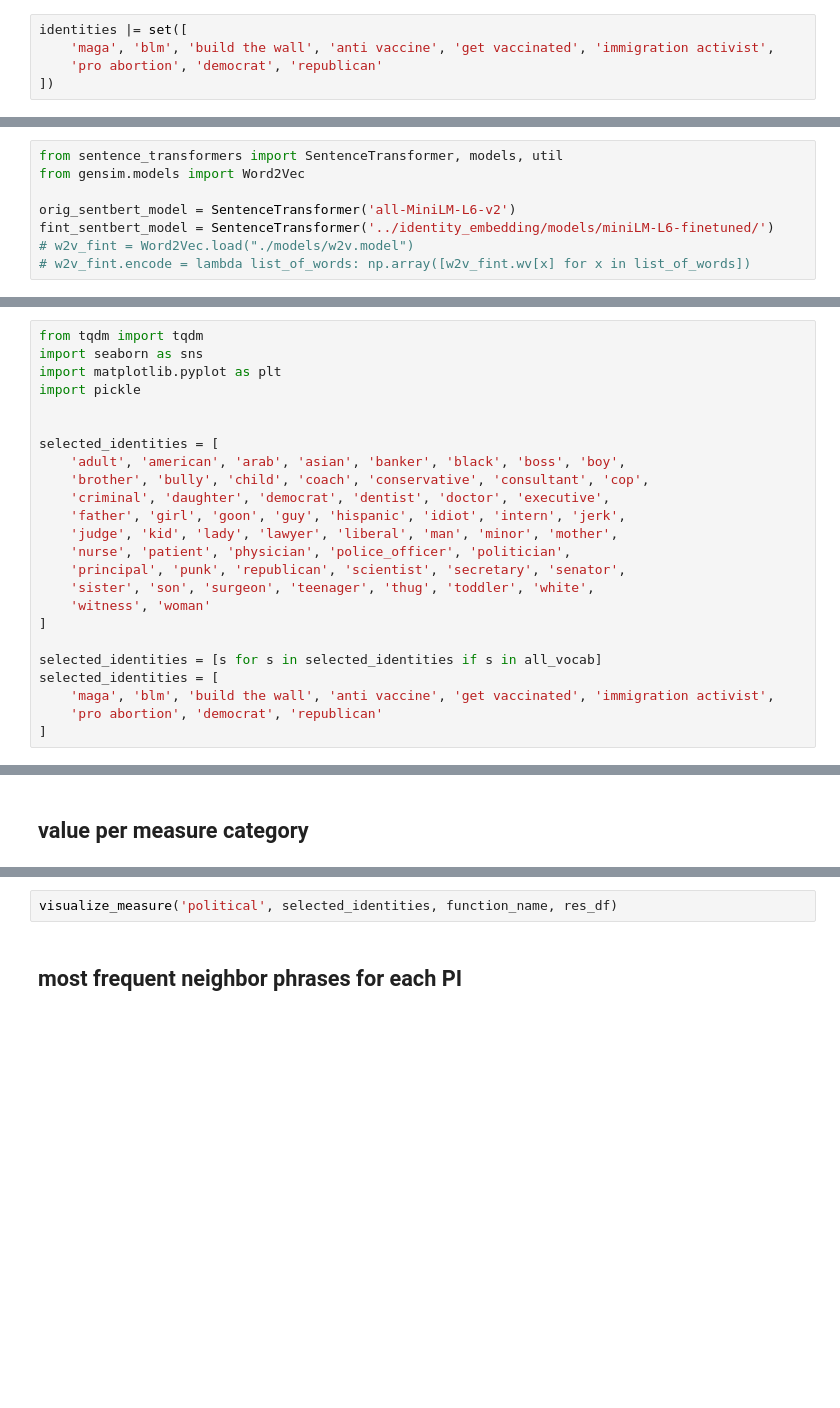
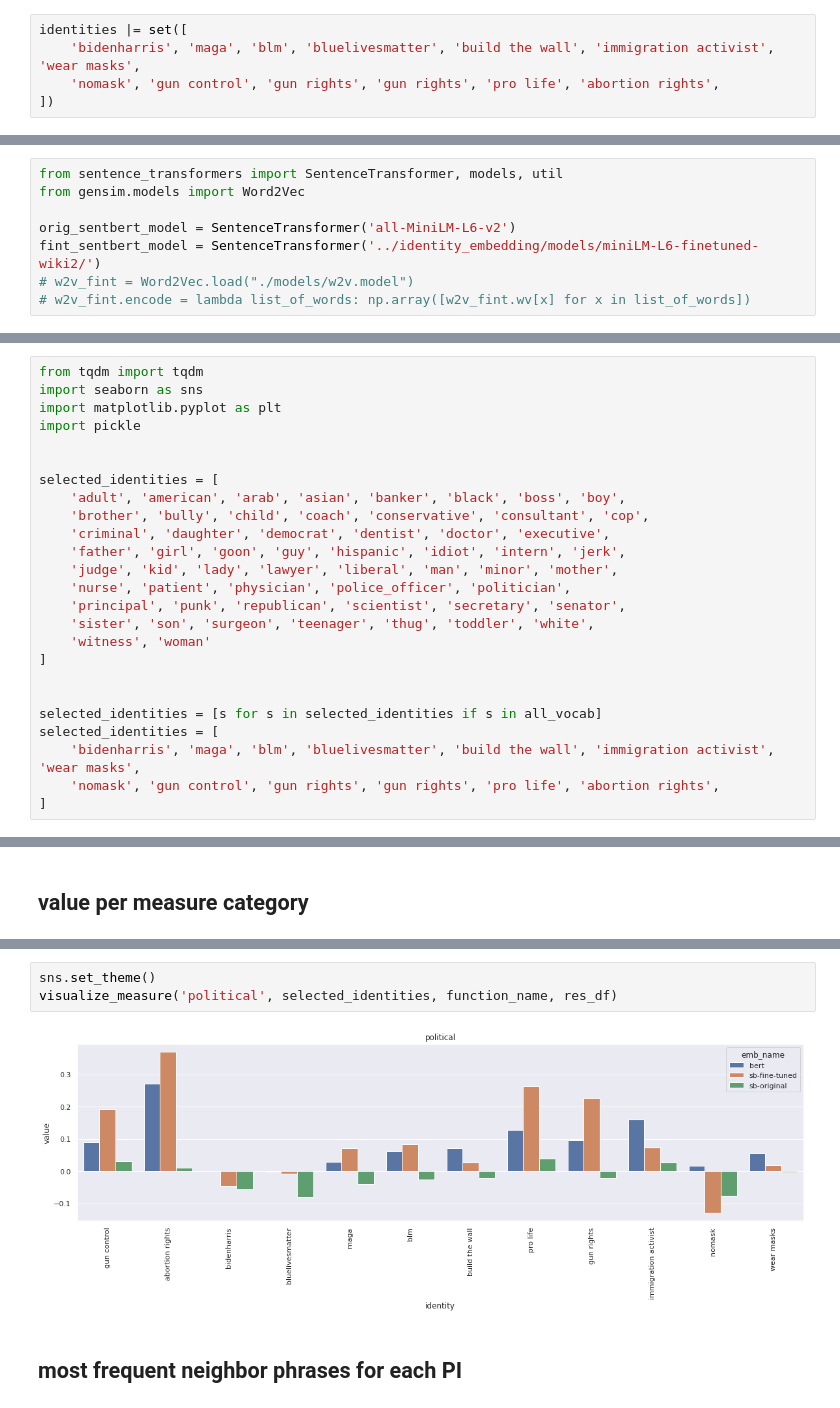
Before and after one commit to navidmdn/identity_embedding, a Jupyter notebook: embedding_interpretation.ipynb, the cells around one changed output, grey strips where cells are left out. Cells and saved outputs as stored; diff of their text form; blank space fills up the shorter version.

Commit message:
pretty plots and projection to political dim

```diff
--- a/embedding_interpretation.ipynb
+++ b/embedding_interpretation.ipynb
@@ -39,8 +39,8 @@ identities |= set(uga_identities)
 garg_dat = pd.read_csv("data/garg_mturk_stereotypes.csv")
 # %%
 identities |= set([
-    'maga', 'blm', 'build the wall', 'anti vaccine', 'get vaccinated', 'immigration activist',
-    'pro abortion', 'democrat', 'republican'
+    'bidenharris', 'maga', 'blm', 'bluelivesmatter', 'build the wall', 'immigration activist', 'wear masks',
+    'nomask', 'gun control', 'gun rights', 'gun rights', 'pro life', 'abortion rights',
 ])
 # %%
 identities |= set(garg_dat.occupation)
@@ -573,7 +597,7 @@ from sentence_transformers import SentenceTransformer, models, util
 from gensim.models import Word2Vec
 
 orig_sentbert_model = SentenceTransformer('all-MiniLM-L6-v2')
-fint_sentbert_model = SentenceTransformer('../identity_embedding/models/miniLM-L6-finetuned/')
+fint_sentbert_model = SentenceTransformer('../identity_embedding/models/miniLM-L6-finetuned-wiki2/')
 # w2v_fint = Word2Vec.load("./models/w2v.model")
 # w2v_fint.encode = lambda list_of_words: np.array([w2v_fint.wv[x] for x in list_of_words])
 # %%
@@ -807,10 +890,11 @@ selected_identities = [
     'witness', 'woman'
 ]
 
+
 selected_identities = [s for s in selected_identities if s in all_vocab]
 selected_identities = [
-    'maga', 'blm', 'build the wall', 'anti vaccine', 'get vaccinated', 'immigration activist',
-    'pro abortion', 'democrat', 'republican'
+    'bidenharris', 'maga', 'blm', 'bluelivesmatter', 'build the wall', 'immigration activist', 'wear masks',
+    'nomask', 'gun control', 'gun rights', 'gun rights', 'pro life', 'abortion rights',
 ]
 # %% [markdown]
 ## frequency of identities in corpus
@@ -850,7 +937,10 @@ visualize_measure('evaluation', selected_identities, function_name, res_df)
 visualize_measure('potency', selected_identities, function_name, res_df)
 visualize_measure('age', selected_identities, function_name, res_df)
 # %%
+sns.set_theme()
 visualize_measure('political', selected_identities, function_name, res_df)
+# %% [output]
+[figure, added]
 # %% [markdown]
 ## most frequent neighbor phrases for each PI
 # %%
```
Also changed, not shown: parts of 18 cells of this notebook, 1 other file.
